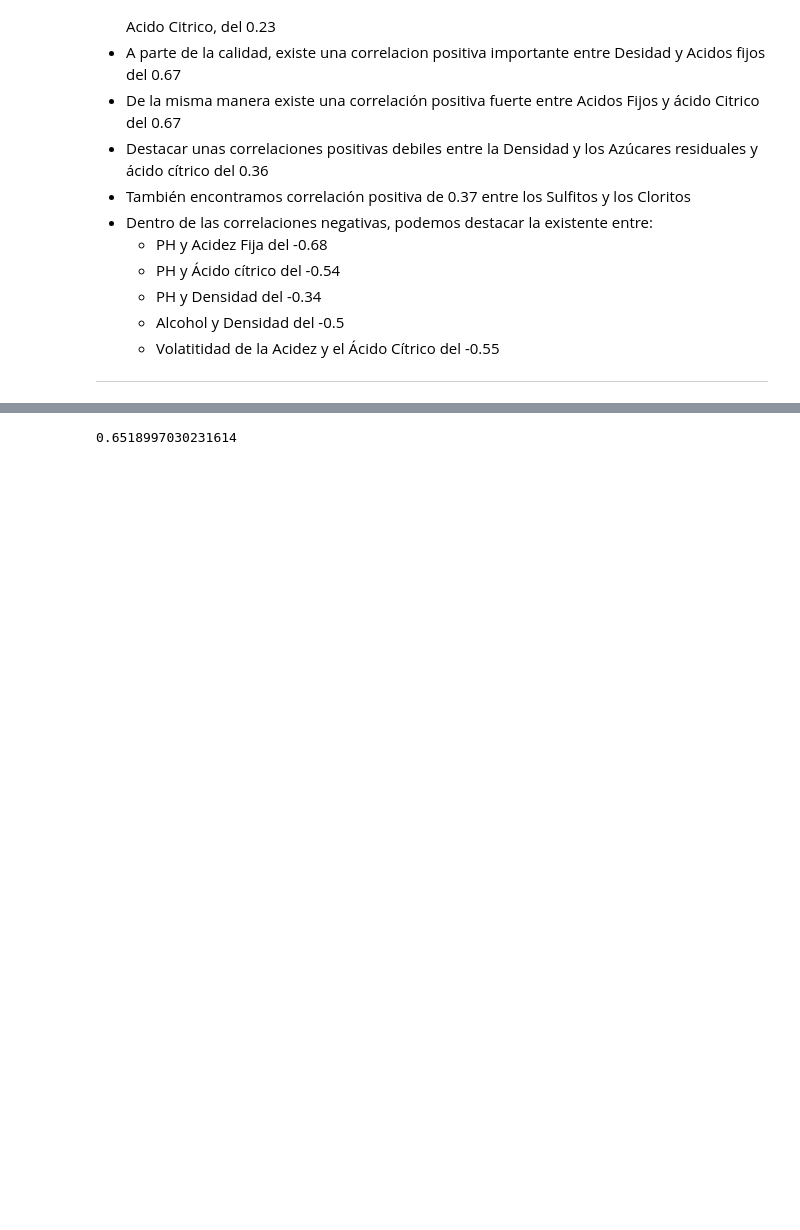
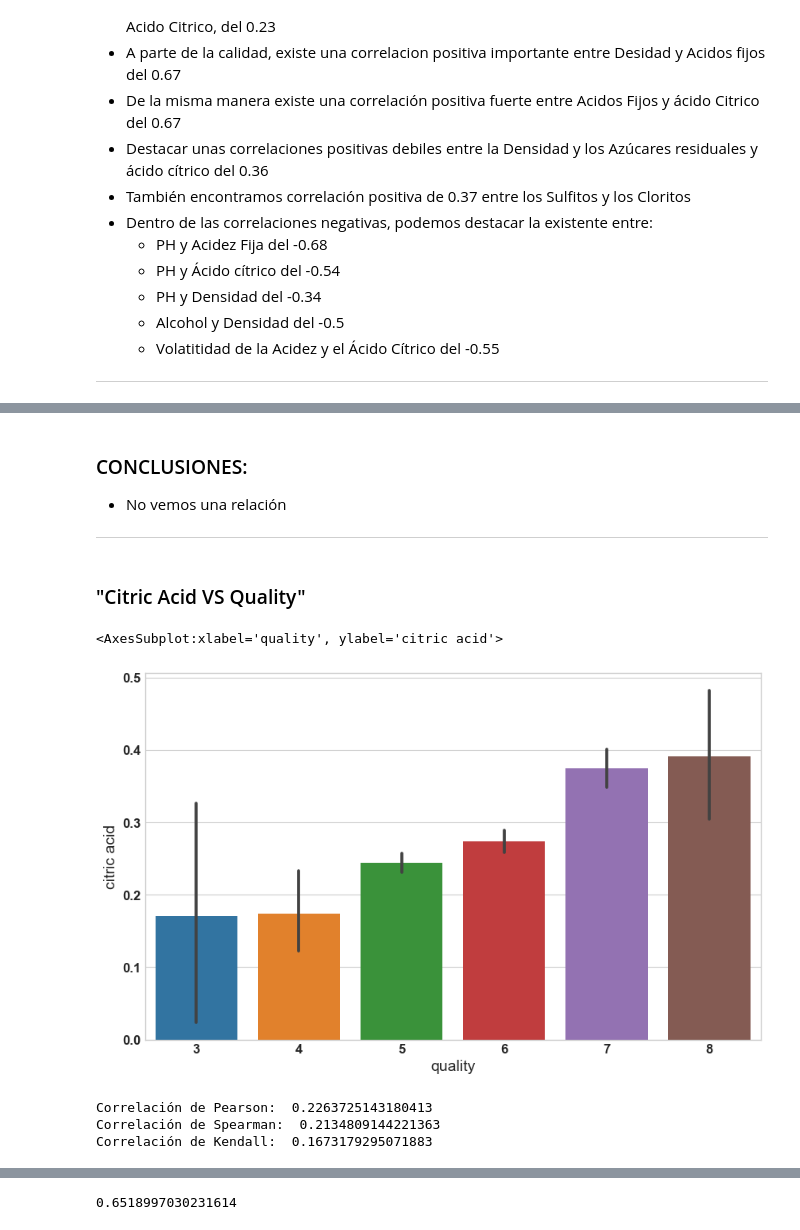
Before and after one commit to RobinGoldwing/gold-wine, a Jupyter notebook: ProyectoVinos_Ruben.ipynb, the cells around one changed output, grey strips where cells are left out. Cells and saved outputs as stored; diff of their text form; code cells hidden in the pictures; blank space fills up the shorter version.

```diff
--- a/ProyectoVinos_Ruben.ipynb
+++ b/ProyectoVinos_Ruben.ipynb
@@ -277,0 +266,21 @@ Text(43.57730034722222, 0.5, 'Alcohol')
+# %% [markdown]
+### CONCLUSIONES:
+  - No vemos una relación
+
+---
+# %% [markdown]
+### "Citric Acid VS Quality"
+# %%
+fig = plt.figure(figsize = (10,6))
+sns.barplot(x = 'quality', y = 'citric acid', data = rwine)
+# %% [output]
+<AxesSubplot:xlabel='quality', ylabel='citric acid'>
+[figure, added]
+# %%
+print('Correlación de Pearson: ', rwine['quality'].corr(rwine['citric acid'], method='pearson'))
+print('Correlación de Spearman: ', rwine['quality'].corr(rwine['citric acid'], method='spearman'))
+print('Correlación de Kendall: ', rwine['quality'].corr(rwine['citric acid'], method='kendall'))
+# %% [output]
+Correlación de Pearson:  0.2263725143180413
+Correlación de Spearman:  0.2134809144221363
+Correlación de Kendall:  0.1673179295071883
```
Also changed, not shown: parts of 64 cells of this notebook.
